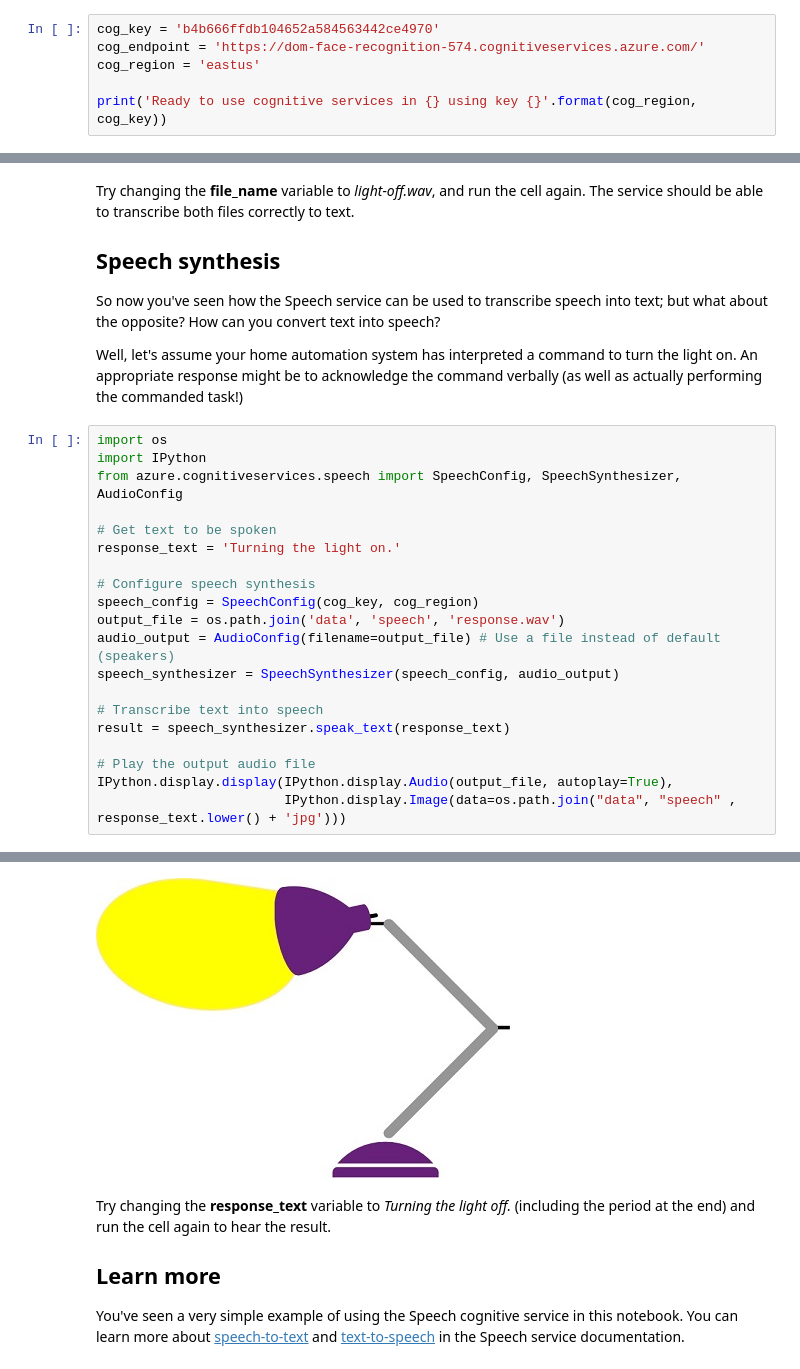
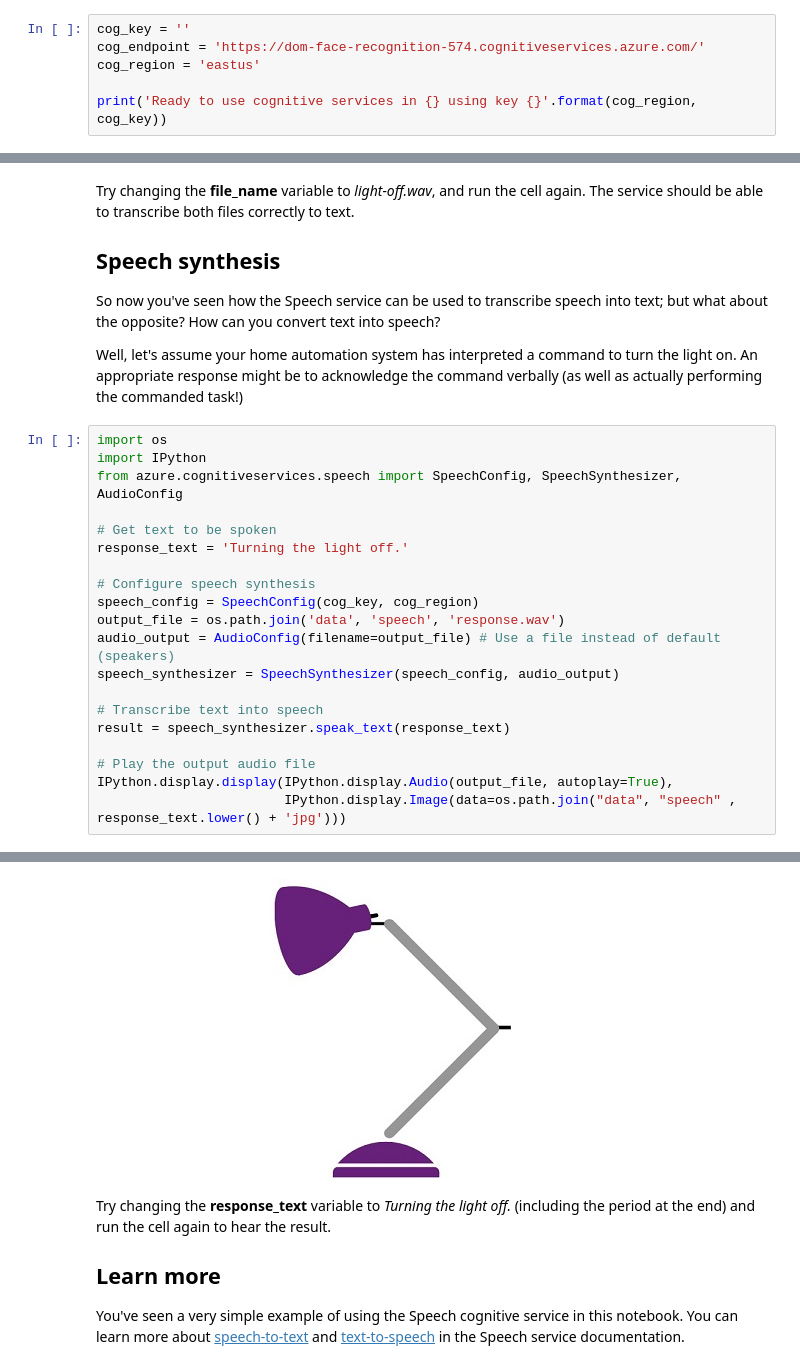
Before and after one commit to domromana/ai-fundamentals, a Jupyter notebook: 02b - Speech.ipynb, the cells around one changed output, grey strips where cells are left out. Cells and saved outputs as stored; diff of their text form.

```diff
--- a/02b - Speech.ipynb
+++ b/02b - Speech.ipynb
@@ -31,7 +31,7 @@ To use your cognitive services resource, client applications need its  endpoint
 3. Copy the **Location** for your resource and and paste it in the code below, replacing **YOUR_COG_REGION**.
 4. Run the code below by clicking the **Run cell** (&#9655;) button to the left of the cell.
 # %%
-cog_key = 'b4b666ffdb104652a584563442ce4970'
+cog_key = ''
 cog_endpoint = 'https://dom-face-recognition-574.cognitiveservices.azure.com/'
 cog_region = 'eastus'
 
@@ -116,26 +116,26 @@ Well, let's assume your home automation system has interpreted a command to turn
 # %%
 import os
 import IPython
 from azure.cognitiveservices.speech import SpeechConfig, SpeechSynthesizer, AudioConfig
 
 # Get text to be spoken
-response_text = 'Turning the light on.'
+response_text = 'Turning the light off.'
 
 # Configure speech synthesis
 speech_config = SpeechConfig(cog_key, cog_region)
 output_file = os.path.join('data', 'speech', 'response.wav')
 audio_output = AudioConfig(filename=output_file) # Use a file instead of default (speakers)
 speech_synthesizer = SpeechSynthesizer(speech_config, audio_output)
 
 # Transcribe text into speech
 result = speech_synthesizer.speak_text(response_text)
 
 # Play the output audio file
 IPython.display.display(IPython.display.Audio(output_file, autoplay=True),
                         IPython.display.Image(data=os.path.join("data", "speech" , response_text.lower() + 'jpg')))
 # %% [output]
 [interactive output not drawn]
-[figure, old version]
+[figure, new version]
 # %% [markdown]
 Try changing the **response_text** variable to *Turning the light off.* (including the period at the end) and run the cell again to hear the result.
 
```
Also changed, not shown: parts of 1 cell of this notebook, 1 other file.
